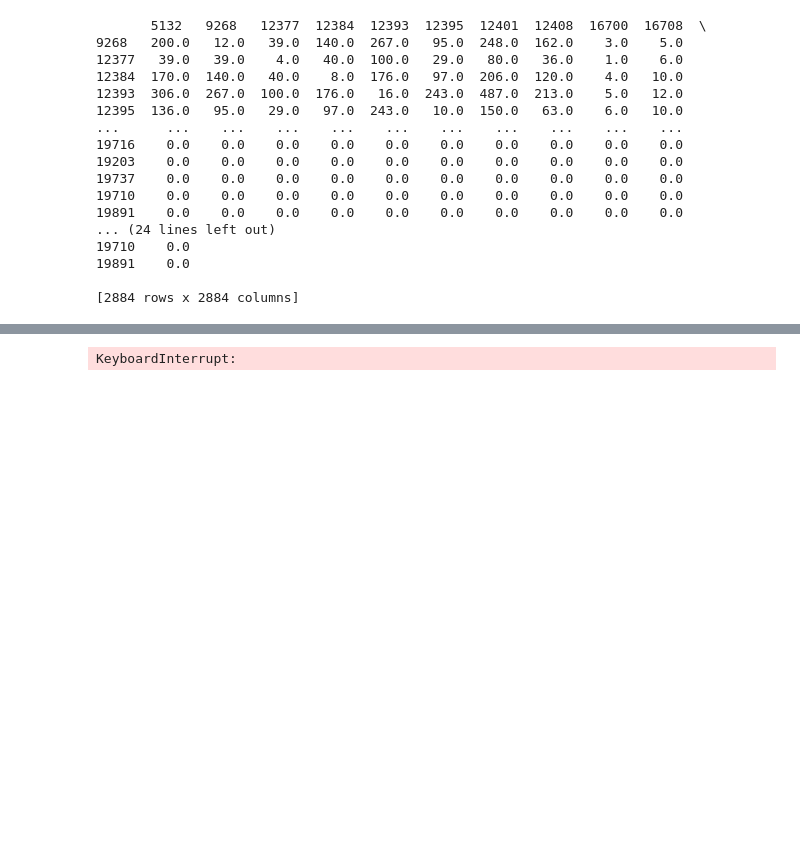
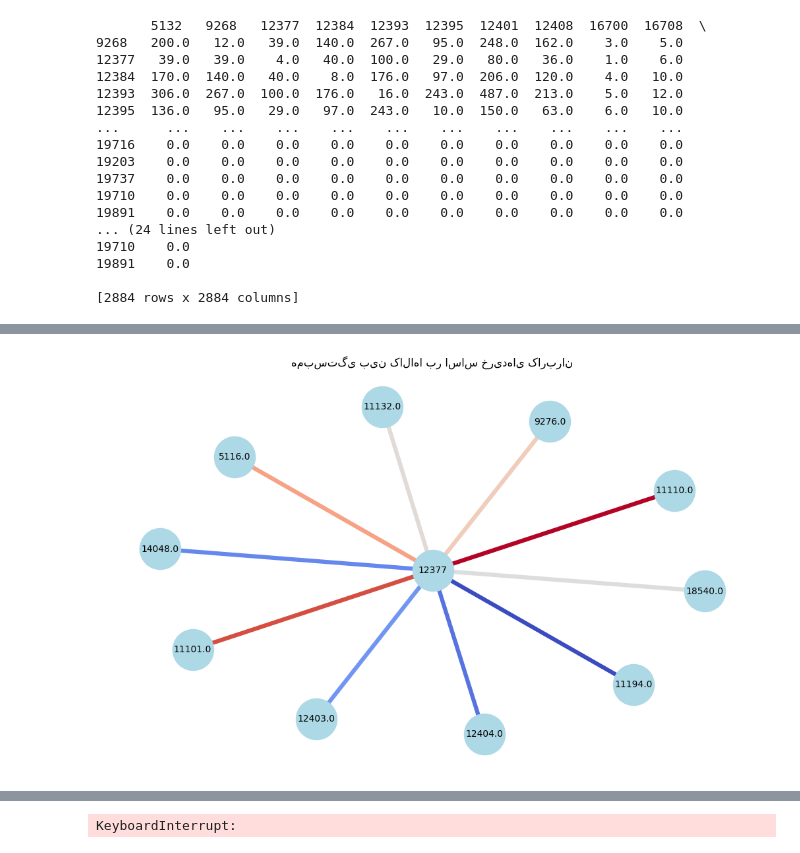
Before and after one commit to AliAkbariAlashti/Machine-learning, a Jupyter notebook: recommendation-system/befoys-cs.ipynb, the cells around one changed output, grey strips where cells are left out. Drawn from its saved outputs; the diff is of its cells as text; code cells hidden in the pictures; blank space fills up the shorter version.

```diff
--- a/recommendation-system/befoys-cs.ipynb
+++ b/recommendation-system/befoys-cs.ipynb
@@ -104,0 +109,10 @@ print(co_matrix)
+# %%
+import pandas as pd
+
+# فرض: df ماتریس آیتم-آیتم شماست که مقدار هر سلول، تعداد خریدهای مشترک است
+item_correlation = co_matrix.corr(method='pearson')  # یا method='spearman'
+
+# نمایش 10 آیتمی که بیشترین همبستگی را با یک کالا دارند
+target_item = 12377  # شناسه کالا مورد نظر
+top_related_items = item_correlation[target_item].sort_values(ascending=False)[1:11]
+top_related_items
@@ -104,0 +131,6 @@ print(co_matrix)
+# %%
+import pandas as pd
+
+df_corr = top_related_items.reset_index()
+df_corr.columns = ['ProductId', 'correlation']
+df_corr
@@ -104,0 +149,32 @@ print(co_matrix)
+# %%
+import networkx as nx
+import matplotlib.pyplot as plt
+import pandas as pd
+
+
+# ایجاد گراف
+G = nx.Graph()
+
+# اضافه کردن یال‌ها (روابط بین کالاها)
+for _, row in df_corr.iterrows():
+    product = row['ProductId']
+    correlation = row['correlation']
+    G.add_edge('12377', product, weight=correlation)  # فرض می‌کنیم کالا 12377 مبدا است
+
+# تنظیم اندازه یال‌ها بر اساس وزن همبستگی
+edges = G.edges(data=True)
+weights = [d['weight'] * 5 for (_, _, d) in edges]  # بزرگ‌تر کردن یال برای نمایش بهتر
+
+# تنظیم رنگ یال‌ها بر اساس میزان همبستگی (میزان شدت رنگ)
+edge_colors = [d['weight'] for (_, _, d) in edges]
+
+# رسم گراف
+plt.figure(figsize=(10, 6))
+pos = nx.spring_layout(G, seed=42)  # نوع چیدمان گراف
+nx.draw(G, pos, with_labels=True, node_color='lightblue', edge_color=edge_colors,
+        width=weights, edge_cmap=plt.cm.coolwarm, node_size=2000, font_size=10)
+
+plt.title("همبستگی بین کالاها بر اساس خریدهای کاربران")
+plt.show()
+# %% [output]
+[figure, added]
```
Also changed, not shown: parts of 20 cells of this notebook.
